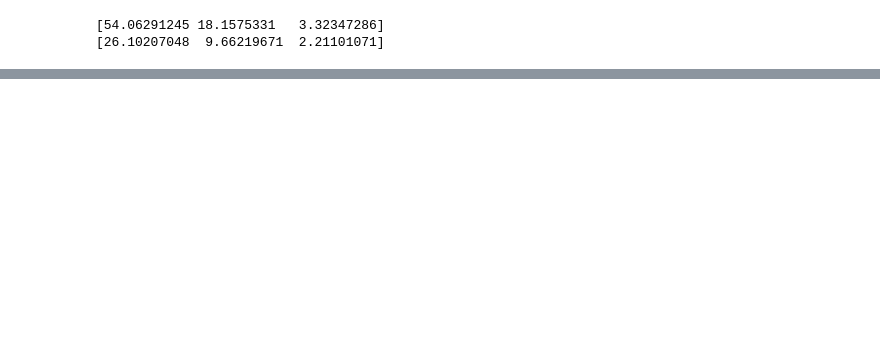
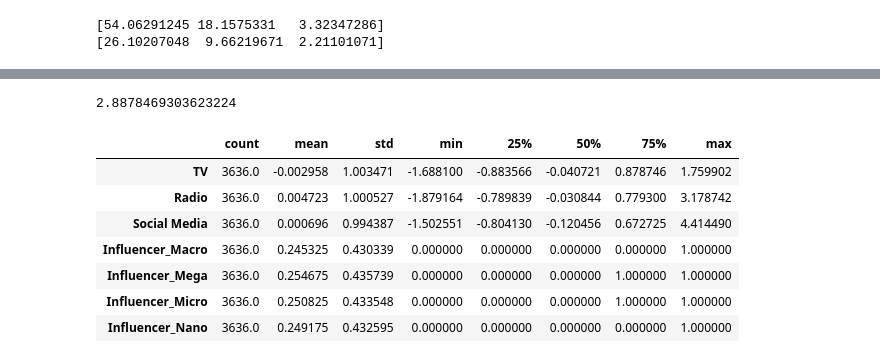
Before and after one commit to iWOLFSTEIN/Advertised-Sales-Estimator-MLR-ML, a Jupyter notebook: main.ipynb, the cells around one changed output, grey strips where cells are left out. Saved outputs shown, nothing was run; the diff lists cells and outputs as text; code cells hidden in the pictures; blank space fills up the shorter version.

```diff
--- a/main.ipynb
+++ b/main.ipynb
@@ -238,0 +308,20 @@ print(np.sqrt(scaler.var_))
+# %%
+from sklearn.linear_model import LinearRegression
+
+model = LinearRegression()
+model.fit(X_train, y_train)
+predictions = model.predict(X_test)
+rmse(y_test, predictions)
+# %% [output]
+2.8878469303623224
+# %%
+X_train.describe().T
+# %% [output]
+|  | count | mean | std | min | 25% | 50% | 75% | max |
+| TV | 3636.0 | -0.002958 | 1.003471 | -1.688100 | -0.883566 | -0.040721 | 0.878746 | 1.759902 |
+| Radio | 3636.0 | 0.004723 | 1.000527 | -1.879164 | -0.789839 | -0.030844 | 0.779300 | 3.178742 |
+| Social Media | 3636.0 | 0.000696 | 0.994387 | -1.502551 | -0.804130 | -0.120456 | 0.672725 | 4.414490 |
+| Influencer_Macro | 3636.0 | 0.245325 | 0.430339 | 0.000000 | 0.000000 | 0.000000 | 0.000000 | 1.000000 |
+| Influencer_Mega | 3636.0 | 0.254675 | 0.435739 | 0.000000 | 0.000000 | 0.000000 | 1.000000 | 1.000000 |
+| Influencer_Micro | 3636.0 | 0.250825 | 0.433548 | 0.000000 | 0.000000 | 0.000000 | 1.000000 | 1.000000 |
+| Influencer_Nano | 3636.0 | 0.249175 | 0.432595 | 0.000000 | 0.000000 | 0.000000 | 0.000000 | 1.000000 |
```
Also changed, not shown: parts of 21 cells of this notebook.
